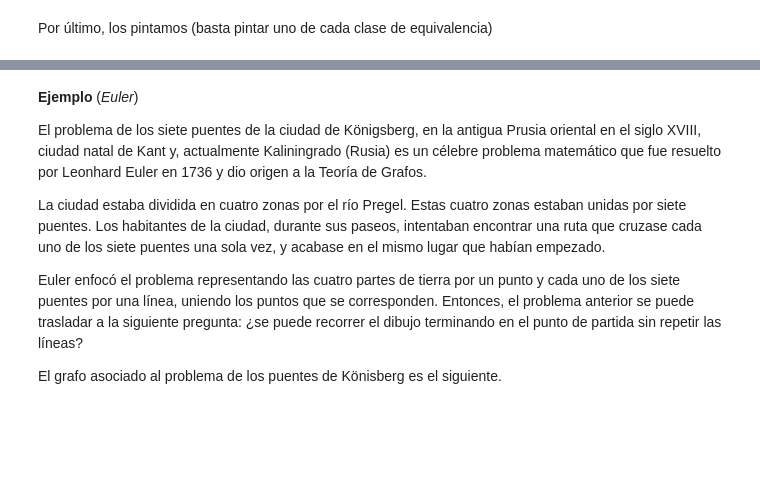
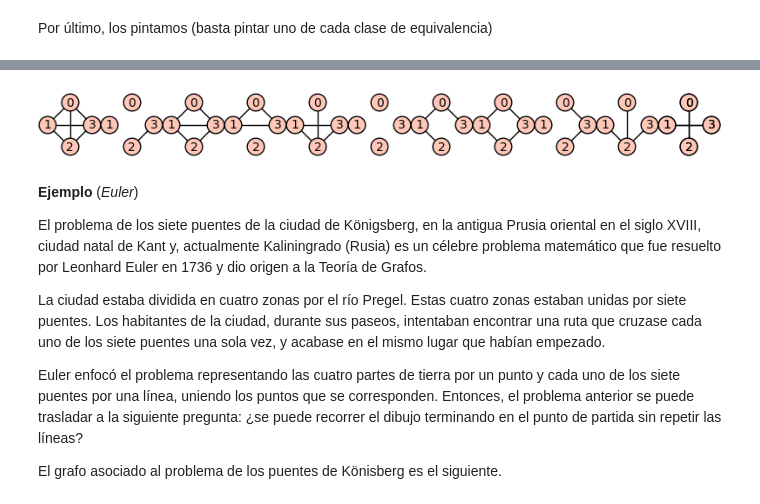
Before and after one commit to pedritomelenas/Algebra-II, a Jupyter notebook: Grafos/Grafos con sage.ipynb, the cells around one changed output, grey strips where cells are left out. Drawn from its saved outputs; the diff is of its cells as text; code cells hidden in the pictures; blank space fills up the shorter version.

```diff
--- a/Grafos/Grafos con sage.ipynb
+++ b/Grafos/Grafos con sage.ipynb
@@ -187,3 +174,8 @@ for c in clases:
+# %%
+gr=graphics_array([clases[i][0].plot(figsize=1,layout='circular') for i in range(11)])
+gr.show()
+# %% [output]
+[figure, added]
 # %% [markdown]
 **Ejemplo** (*Euler*)
 
```
Also changed, not shown: parts of 7 cells of this notebook, 1 other file.
